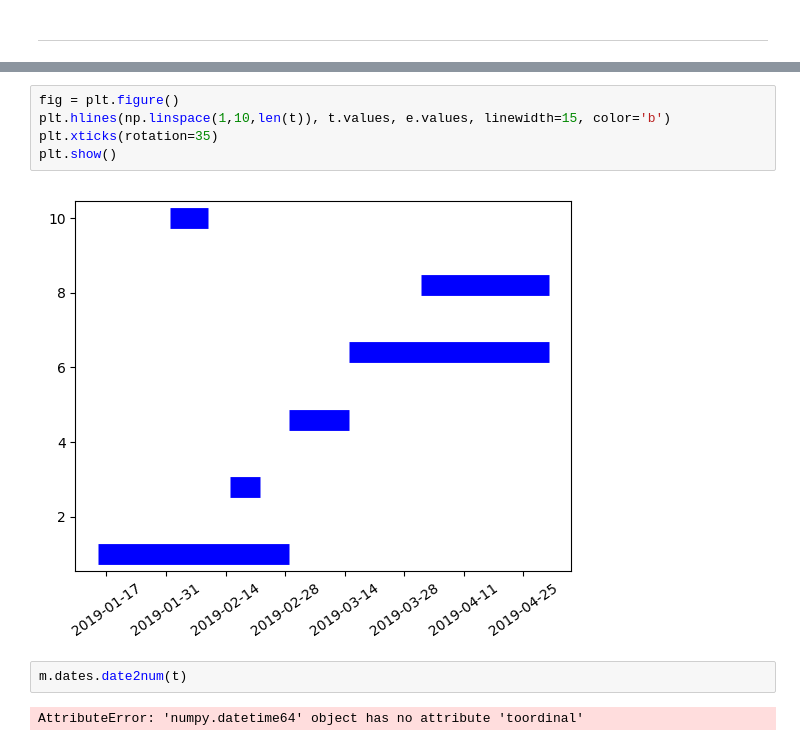
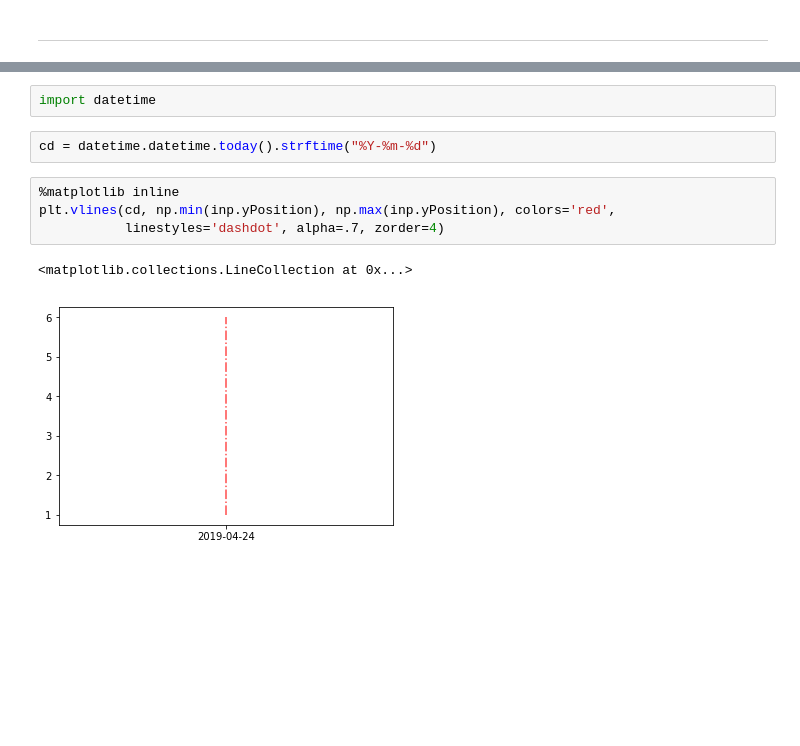
Before and after one commit to Japhiolite/Rantt, a Jupyter notebook: notebooks/Create_a_Gantt_Chart_example.ipynb, the cells around one changed output, grey strips where cells are left out. Saved outputs shown, nothing was run; the diff lists cells and outputs as text; blank space fills up the shorter version.

Commit message:
added indicator with today-date

```diff
--- a/notebooks/Create_a_Gantt_Chart_example.ipynb
+++ b/notebooks/Create_a_Gantt_Chart_example.ipynb
@@ -58,11 +54,11 @@ plt.show()
-# %%
-fig = plt.figure()
-plt.hlines(np.linspace(1,10,len(t)), t.values, e.values, linewidth=15, color='b')
-plt.xticks(rotation=35)
-plt.show()
-# %% [output]
-[figure, removed]
-# %%
-m.dates.date2num(t)
-# %% [output]
-AttributeError: 'numpy.datetime64' object has no attribute 'toordinal'
+# %%
+import datetime
+# %%
+cd = datetime.datetime.today().strftime("%Y-%m-%d")
+# %%
+%matplotlib inline
+plt.vlines(cd, np.min(inp.yPosition), np.max(inp.yPosition), colors='red',
+           linestyles='dashdot', alpha=.7, zorder=4)
+# %% [output]
+<matplotlib.collections.LineCollection at 0x...>
+[figure, added]
```
Also changed, not shown: parts of 8 cells of this notebook, 3 other files.
